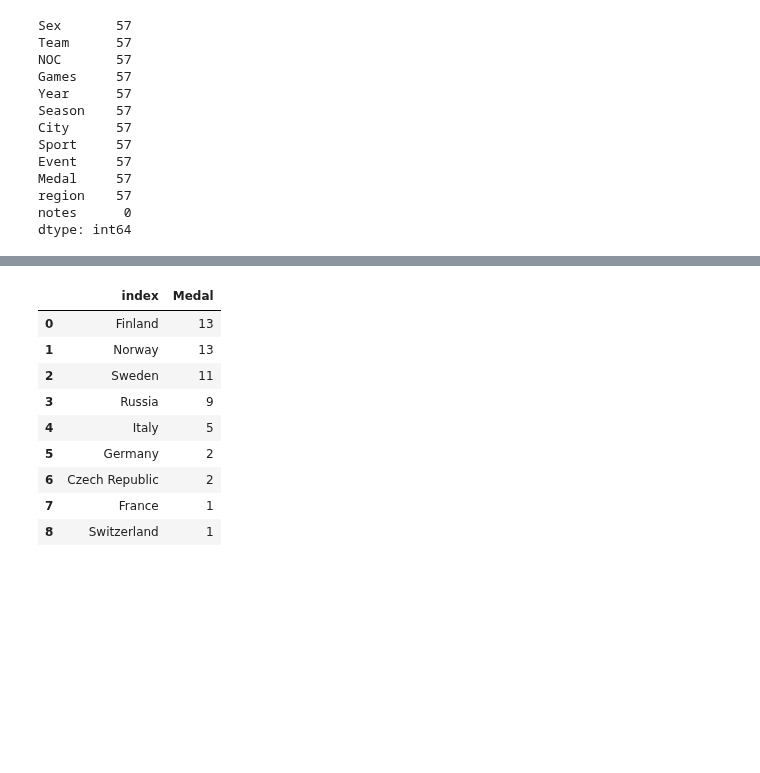
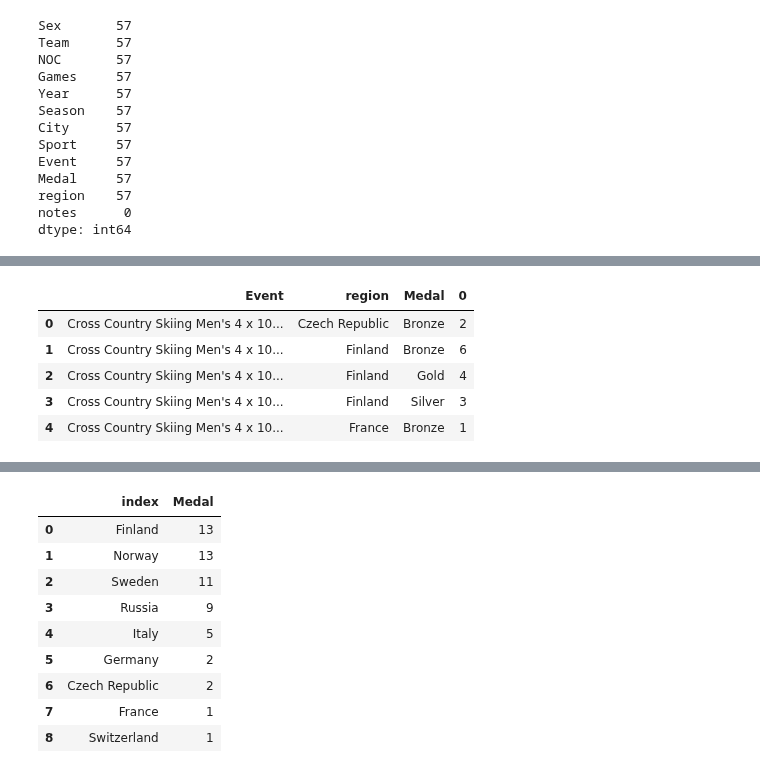
Before and after one commit to wlinds/ITHS-Projekt-OS, a Jupyter notebook: Notes/jonas_uppgift_2.ipynb, the cells around one changed output, grey strips where cells are left out. Cells and saved outputs as stored; diff of their text form; code cells hidden in the pictures; blank space fills up the shorter version.

```diff
--- a/Notes/jonas_uppgift_2.ipynb
+++ b/Notes/jonas_uppgift_2.ipynb
@@ -224,0 +250,10 @@ relay.head(4)
+# %%
+sport_test = df_test[df_test["Event"] == "Cross Country Skiing Men's 4 x 10 kilometres Relay"]
+sport_test.head()
+# %% [output]
+|  | Event | region | Medal | 0 |
+| 0 | Cross Country Skiing Men's 4 x 10... | Czech Republic | Bronze | 2 |
+| 1 | Cross Country Skiing Men's 4 x 10... | Finland | Bronze | 6 |
+| 2 | Cross Country Skiing Men's 4 x 10... | Finland | Gold | 4 |
+| 3 | Cross Country Skiing Men's 4 x 10... | Finland | Silver | 3 |
+| 4 | Cross Country Skiing Men's 4 x 10... | France | Bronze | 1 |
```
Also changed, not shown: parts of 7 cells of this notebook.
